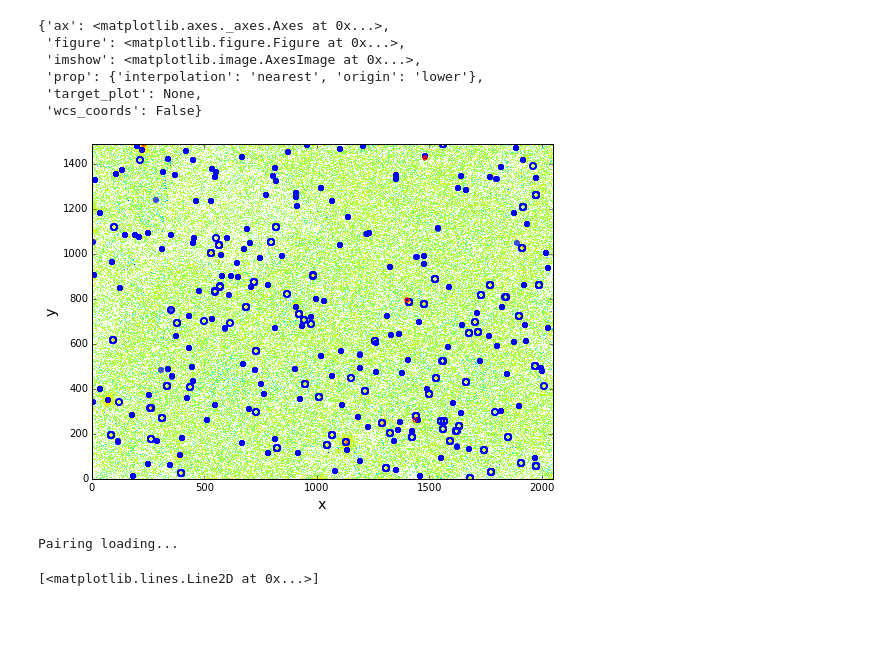
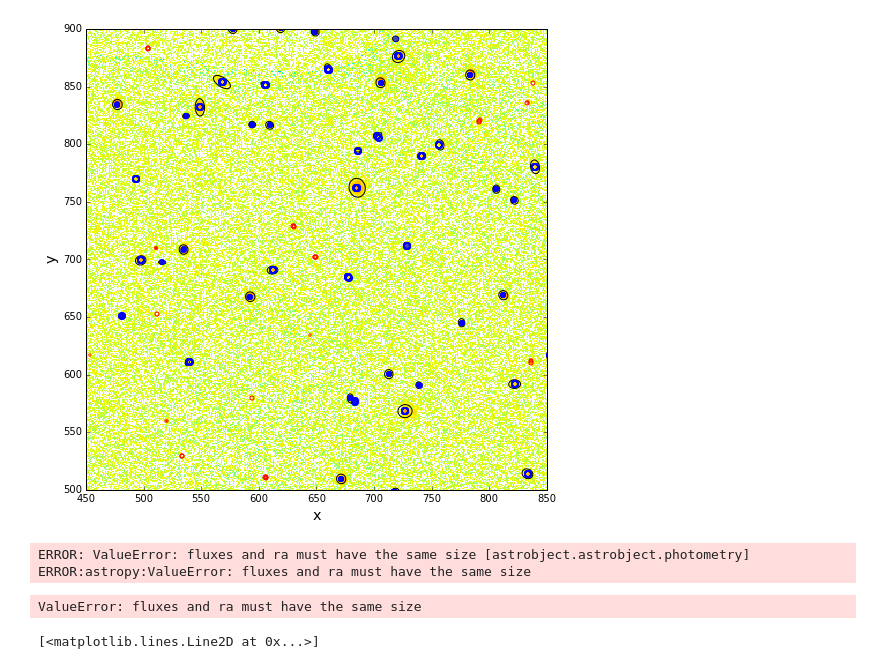
Before and after one commit to MickaelRigault/astrobject, a Jupyter notebook: notebooks/photomap_from_instrument_and_voronoi_tesselation.ipynb, the cells around one changed output. Drawn from its saved outputs; the diff is of its cells as text; code cells hidden in the pictures; blank space fills up the shorter version.

Commit message:
catalogue and collection major update.

```diff
--- a/notebooks/photomap_from_instrument_and_voronoi_tesselation.ipynb
+++ b/notebooks/photomap_from_instrument_and_voronoi_tesselation.ipynb
@@ -8,23 +8,17 @@ from astrobject.astrobject.instruments import sdss as s
 # %%
 # -- Load an instrument. SDSS image for instance
-sdss = s.sdss("data/sdss_PTF10qjq_g.fits")
+sdss = instrument("data/sdss_PTF10qjq_g.fits")
 # - download the associated star catalogue online; only point with a g-mag between 13 and 21
-sdss.download_catalogue(column_filters={"gmag":"13..21"})
+sdss.download_catalogue(column_filters={"gmag":"13..24"})
 # - run sextractor API sep to get the image's sources
 sdss.sep_extract()
 # %%
 # - Lets see what the image looks like. Do not plot the sep output
 # Reminder: fill/open marker = star/non-stars objects.
 #           blue/red = detected by sep or not detected (is sep not ran, all blue)
-sdss.show(show_sepobjects=False)
+pl = sdss.show(show_sepobjects=True,show_catalogue=True, zoomon=[650,700])
 # %% [output]
-{'ax': <matplotlib.axes._axes.Axes at 0x...>,
- 'figure': <matplotlib.figure.Figure at 0x...>,
- 'imshow': <matplotlib.image.AxesImage at 0x...>,
- 'prop': {'interpolation': 'nearest', 'origin': 'lower'},
- 'target_plot': None,
- 'wcs_coords': False}
-[figure, old version]
+[figure, new version]
 # %%
 # - A PhotoMap is an astrobject associated to extracted sources.
 # It run an aperture photometry on all the point sep_extract found
@@ -37,7 +31,9 @@ sdss.show(show_sepobjects=False)
 # default with a constant radius size of 6 pixels
 p_map = sdss.get_stars_photomap(6,isolated_only=False)
 # %% [output]
-Pairing loading...
+ERROR: ValueError: fluxes and ra must have the same size [astrobject.astrobject.photometry]
+ERROR:astropy:ValueError: fluxes and ra must have the same size
+ValueError: fluxes and ra must have the same size
 # %%
 # - In the sdss.get_stars_photomap, several method have been ran
 # and notably p_map.set_refmap which is an other PhotoMap p_map
```
Also changed, not shown: parts of 1 cell of this notebook, 7 other files.
